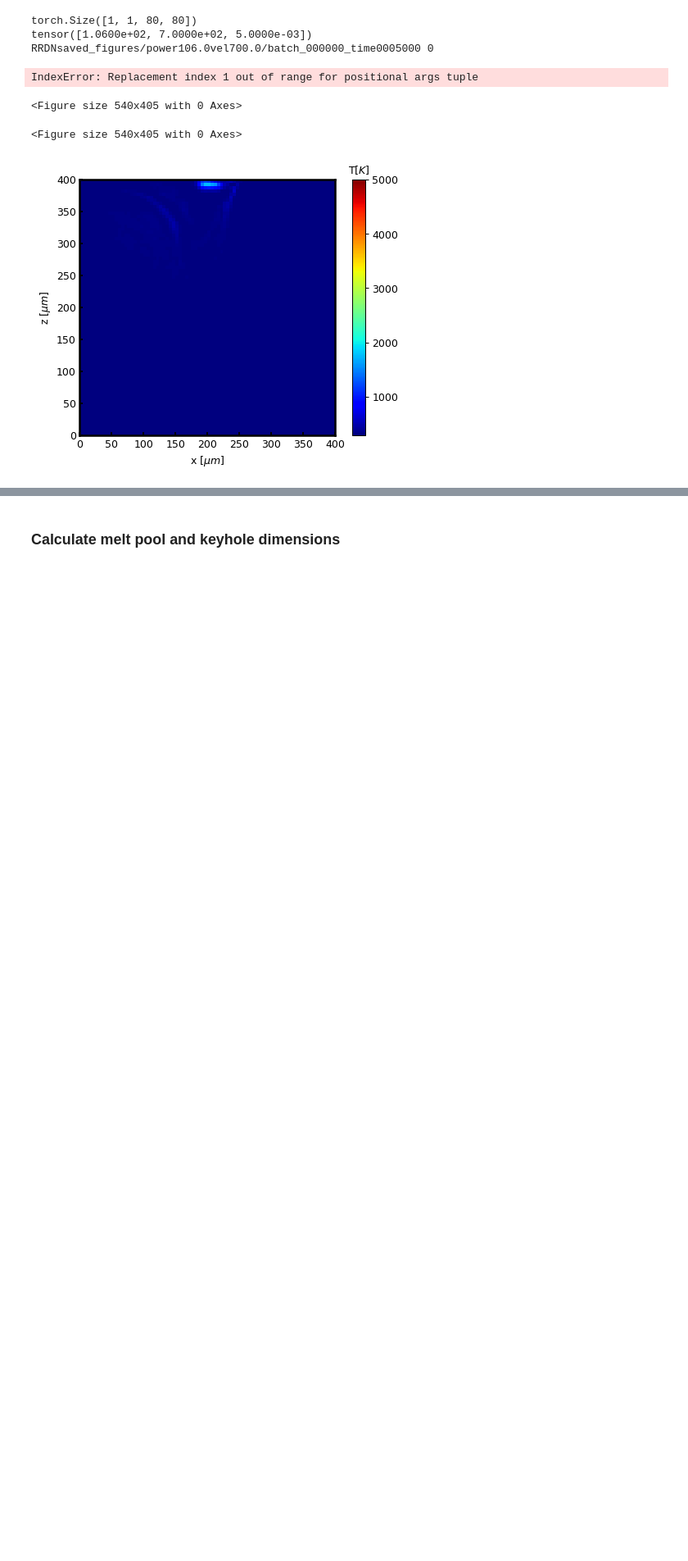
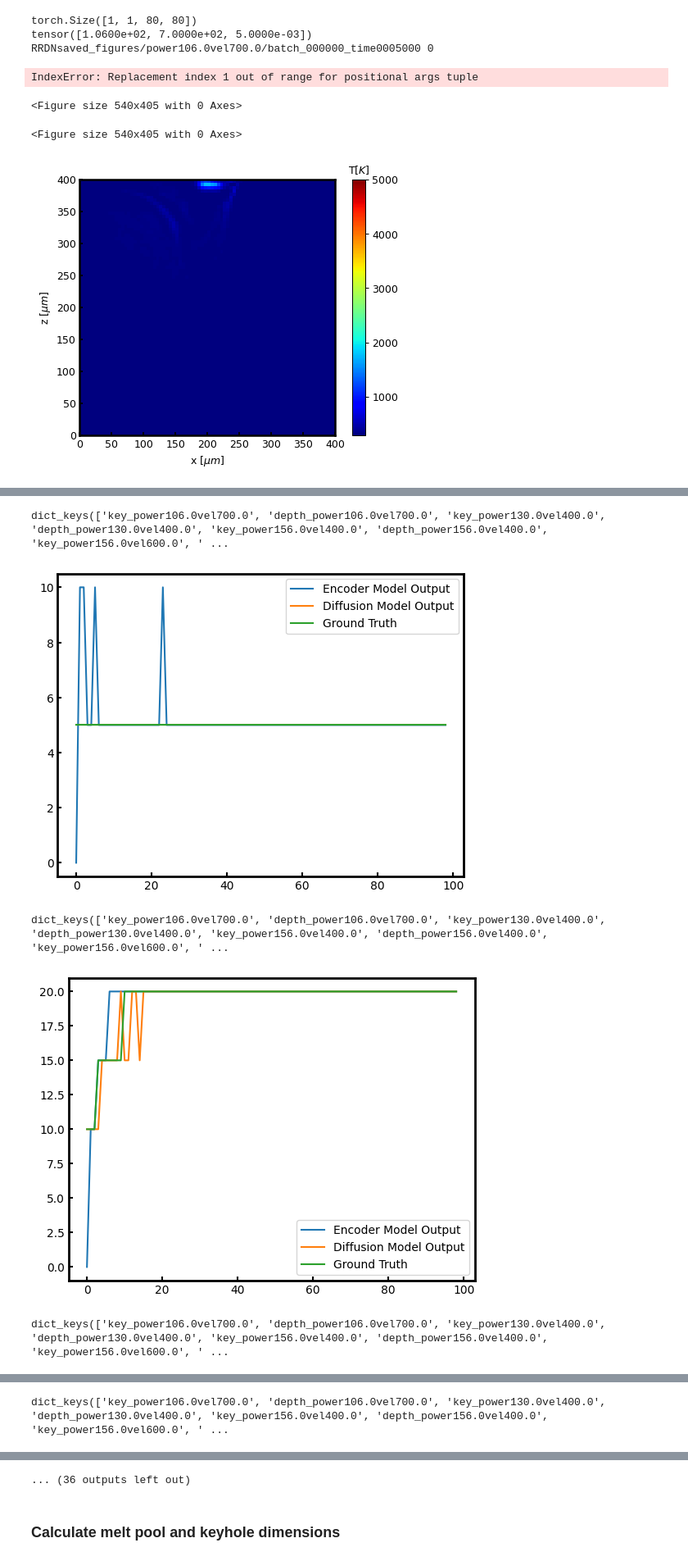
Before and after one commit to ngng-maker/DiffusionSR_shohom, a Jupyter notebook: analysis/ddim_analysis_diffusion.ipynb, the cells around one changed output, grey strips where cells are left out. Shown at 82% size. Cells and saved outputs as stored; diff of their text form; code cells hidden in the pictures; blank space fills up the shorter version.

```diff
--- a/analysis/ddim_analysis_diffusion.ipynb
+++ b/analysis/ddim_analysis_diffusion.ipynb
@@ -233,11 +233,11 @@ dev_dataloader = DataLoader(dev_dataset, batch_size=1, shuffle=False, drop_last=
 # %%
 from models.diffusion_model import Unet
 from models.lr_encoder_model import rrdbnet_encoder as rrdbnet_x4
-os.environ['CUDA_VISIBLE_DEVICES']  = "4"
+os.environ['CUDA_VISIBLE_DEVICES']  = "5"
 device = 'cuda'
 criterion = torch.nn.L1Loss()
-lr_enc = load_encoder(encoder_results_dir)
-model = load_diffusion(simlinear1000.folder)
+lr_enc = load_encoder(encoder_results_dir, dataset = train_dataset)
+model = load_diffusion(simlinear1000.folder, dataset = train_dataset)
 batch_size = 2
 dataloader = DataLoader(train_dataset, batch_size=batch_size, shuffle=False, drop_last=True)
 # %%
@@ -522,0 +607,17 @@ IndexError: Replacement index 1 out of range for positional args tuple
+# %%
+# key = 'key_power209.0vel700.0'
+for key in enc_results.keys():# if 'key'in key:
+    plt.plot(enc_results[key], label = 'Encoder Model Output')
+    plt.plot(diff_results[key], label = 'Diffusion Model Output')
+    plt.plot(gt_results[key], label = 'Ground Truth')
+    frame_tick()
+    plt.legend()
+
+    print(gt_results.keys())
+    plt.show()
+# %% [output]
+dict_keys(['key_power106.0vel700.0', 'depth_power106.0vel700.0', 'key_power130.0vel400.0', 'depth_power130.0vel400.0', 'key_power156.0vel400.0', 'depth_power156.0vel400.0', 'key_power156.0vel600.0', ' ...
+[figure, added]
+dict_keys(['key_power106.0vel700.0', 'depth_power106.0vel700.0', 'key_power130.0vel400.0', 'depth_power130.0vel400.0', 'key_power156.0vel400.0', 'depth_power156.0vel400.0', 'key_power156.0vel600.0', ' ...
+[figure, added]
+dict_keys(['key_power106.0vel700.0', 'depth_power106.0vel700.0', 'key_power130.0vel400.0', 'depth_power130.0vel400.0', 'key_power156.0vel400.0', 'depth_power156.0vel400.0', 'key_power156.0vel600.0', ' ...
@@ -522,0 +625 @@ IndexError: Replacement index 1 out of range for positional args tuple
+dict_keys(['key_power106.0vel700.0', 'depth_power106.0vel700.0', 'key_power130.0vel400.0', 'depth_power130.0vel400.0', 'key_power156.0vel400.0', 'depth_power156.0vel400.0', 'key_power156.0vel600.0', ' ...
@@ -523,3 +631,4 @@ IndexError: Replacement index 1 out of range for positional args tuple
+... (36 outputs left out)
 # %%
 # .max()
 plt.imshow(train_dataset.unscale_data(hr, input_type='hr')[0][0].T, origin = 'lower')
```
Also changed, not shown: parts of 2 cells of this notebook, 37 other files.
